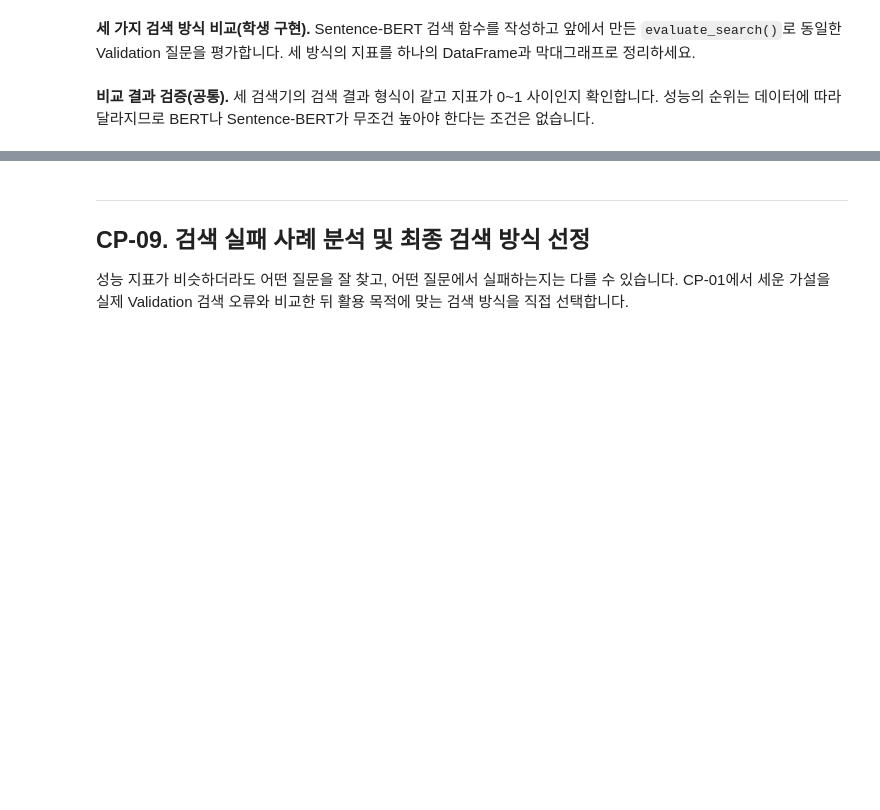
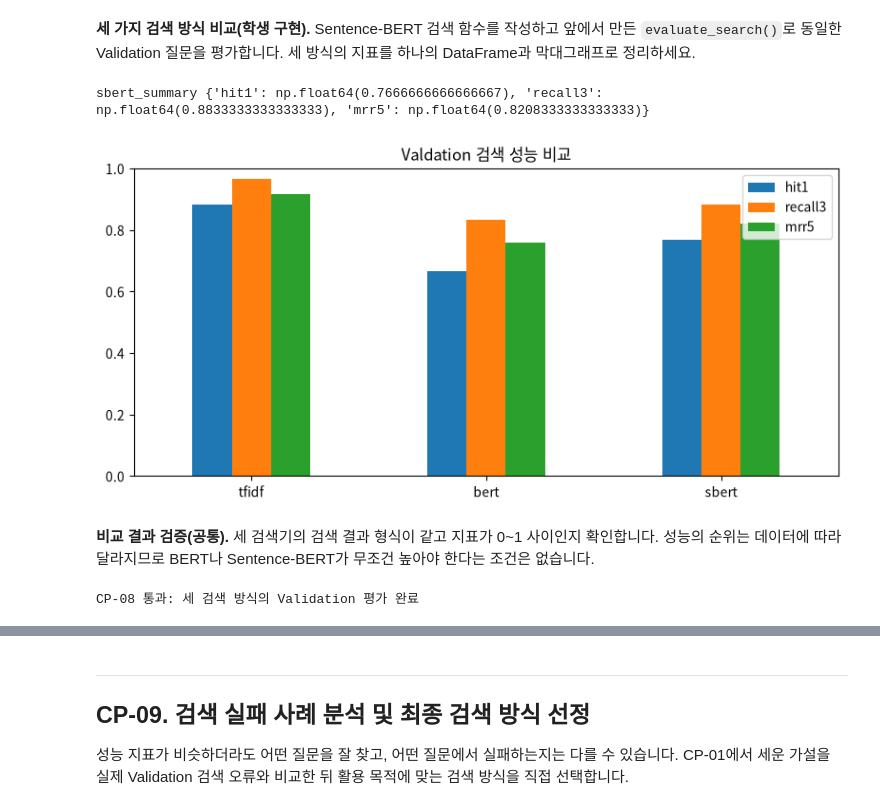
Before and after one commit to mobiemh/ai-miniproject02, a Jupyter notebook: NLP_BERT_MiniProject_Student.ipynb, the cells around one changed output, grey strips where cells are left out. Drawn from its saved outputs; the diff is of its cells as text; code cells hidden in the pictures; blank space fills up the shorter version.

```diff
--- a/NLP_BERT_MiniProject_Student.ipynb
+++ b/NLP_BERT_MiniProject_Student.ipynb
@@ -825,25 +826,42 @@ SBERT 문서 벡터: (200, 768)
 # %%
 # [학생 구현] CP-08 — Sentence-BERT 검색 + 성능 비교
 
 def search_sbert(query, k=5):
     query = str(query)
     # TODO 8-1. sbert_query_cache에 query가 있으면 캐시를, 없으면 sbert_model.encode()를 사용하세요.
     if query in sbert_query_cache:
-        query_vec = bert_query_cache
+        query_vec = sbert_query_cache[query]
     else:
-        query_vec = sbert_model.encode()
+        query_vec = sbert_model.encode([query], normalize_embeddings=True)[0]
 
     # TODO 8-2. 질문 벡터와 sbert_doc_vectors의 코사인 유사도를 계산하고 top_k_results()로 검색 결과를 반환하세요.
     scores = cosine_scores(query_vec, sbert_doc_vectors)
-    return top_k_results(scores)
+
+    return top_k_results(scores, corpus_df, k)
     # raise NotImplementedError('CP-08 SBERT 검색을 구현하세요.')
 
 # TODO 8-3. evaluate_search(search_sbert, valid_df)로 SBERT Validation을 평가하고
 #           결과를 sbert_summary, sbert_detail이라는 이름으로 받으세요.
+sbert_summary, sbert_detail = evaluate_search(search_sbert, valid_df)
+print('sbert_summary', sbert_summary)
+
 # TODO 8-4. tfidf_summary, bert_summary, sbert_summary를 comparison_df로 만드세요.
 #             행: tfidf, bert, sbert / 열: hit1, recall3, mrr5
+comparison_df = pd.DataFrame([tfidf_summary, bert_summary, sbert_summary], index=['tfidf', 'bert', 'sbert'])[['hit1', 'recall3', 'mrr5']]
+
 # TODO 8-5. comparison_df를 cp08_validation_comparison.csv로 저장하고 막대그래프를 그리세요.
-raise NotImplementedError('CP-08 세 검색 방식의 성능을 비교하세요.')
+comparison_df.to_csv(TABLES / 'cp08_validation_comparison.csv', encoding='utf-8-sig')
+
+ax = comparison_df.plot(kind='bar', figsize=(8, 4), rot=0)
+ax.set_ylim(0, 1)
+ax.set_title('Valdation 검색 성능 비교')
+plt.tight_layout()
+plt.savefig(FIGURES / 'cp08_validation_comparison.png', dpi=150)
+plt.show()
+# raise NotImplementedError('CP-08 세 검색 방식의 성능을 비교하세요.')
+# %% [output]
+sbert_summary {'hit1': np.float64(0.7666666666666667), 'recall3': np.float64(0.8833333333333333), 'mrr5': np.float64(0.8208333333333333)}
+[figure, added]
 # %% [markdown]
 **비교 결과 검증(공통).** 세 검색기의 검색 결과 형식이 같고 지표가 0~1 사이인지 확인합니다. 성능의 순위는 데이터에 따라 달라지므로 BERT나 Sentence-BERT가 무조건 높아야 한다는 조건은 없습니다.
 # %%
@@ -854,6 +872,8 @@ assert (comparison_df[['hit1', 'recall3', 'mrr5']] <= 1).all().all()
 assert len(sbert_detail) == len(valid_df)
 assert search_sbert(valid_df.iloc[0]['question'], 3)[0]['rank'] == 1
 print('CP-08 통과: 세 검색 방식의 Validation 평가 완료')
+# %% [output]
+CP-08 통과: 세 검색 방식의 Validation 평가 완료
 # %% [markdown]
 **[기록] 결과 해석 — CP-08**
 
```
Also changed, not shown: parts of 9 cells of this notebook, 6 other files.
